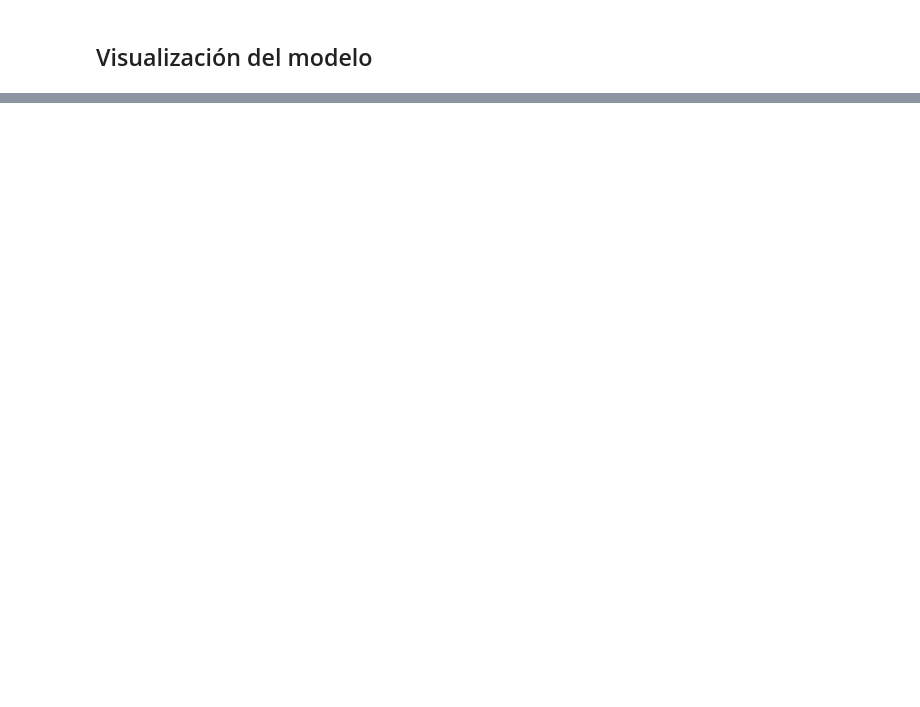
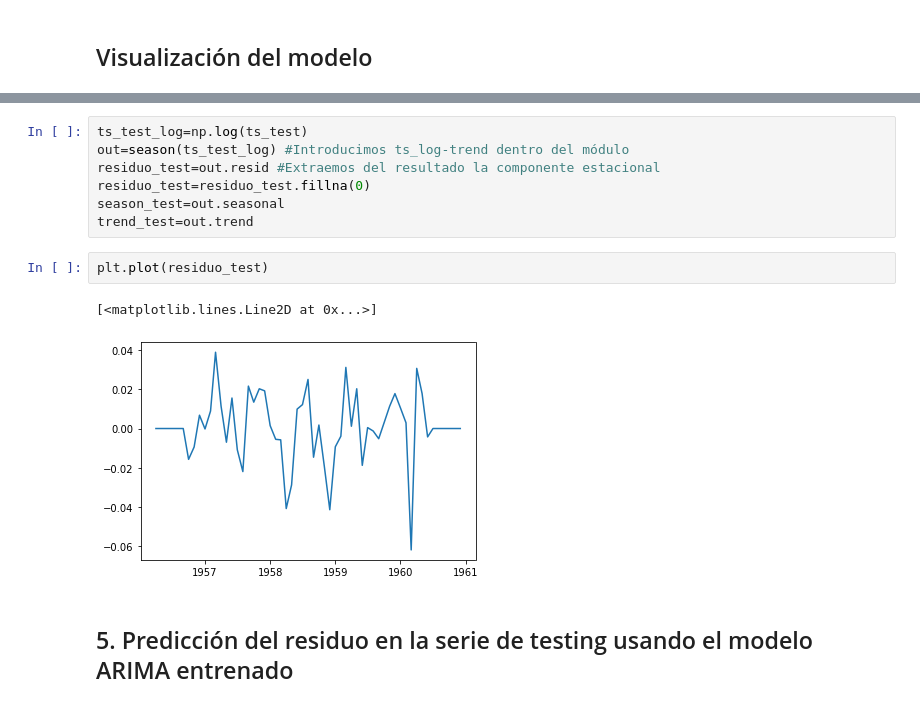
Before and after one commit to yasete/programacion-para-data-scientists, a Jupyter notebook: 7. Time series/1.- Series temporales.ipynb, the cells around one changed output, grey strips where cells are left out. Drawn from its saved outputs; the diff is of its cells as text; blank space fills up the shorter version.

```diff
--- a/7. Time series/1.- Series temporales.ipynb
+++ b/7. Time series/1.- Series temporales.ipynb
@@ -775,0 +526,14 @@ plt.show()
+# %%
+ts_test_log=np.log(ts_test)
+out=season(ts_test_log) #Introducimos ts_log-trend dentro del módulo
+residuo_test=out.resid #Extraemos del resultado la componente estacional
+residuo_test=residuo_test.fillna(0)
+season_test=out.seasonal
+trend_test=out.trend
+# %%
+plt.plot(residuo_test)
+# %% [output]
+[<matplotlib.lines.Line2D at 0x...>]
+[figure, added]
+# %% [markdown]
+## 5. Predicción del residuo en la serie de testing usando el modelo ARIMA entrenado
```
Also changed, not shown: parts of 60 cells of this notebook, 19 other files.
